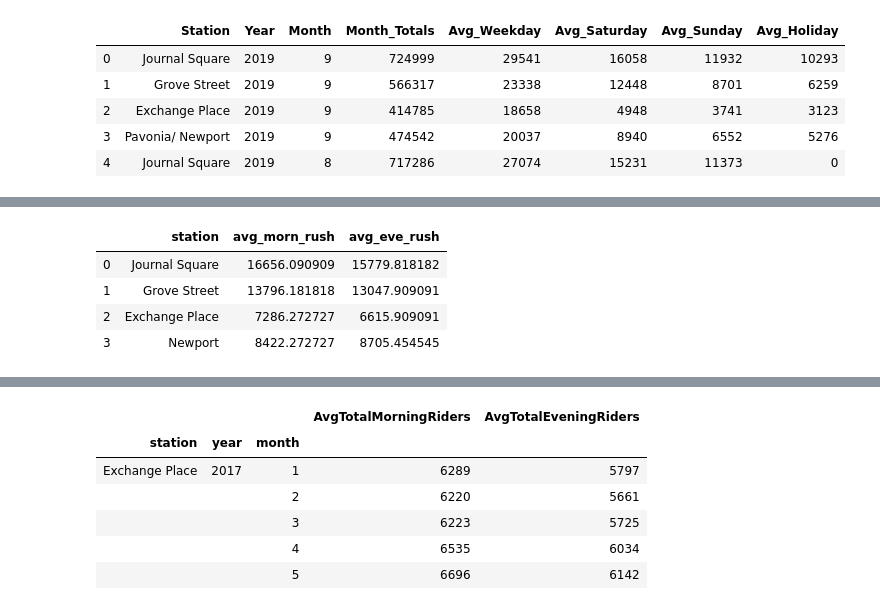
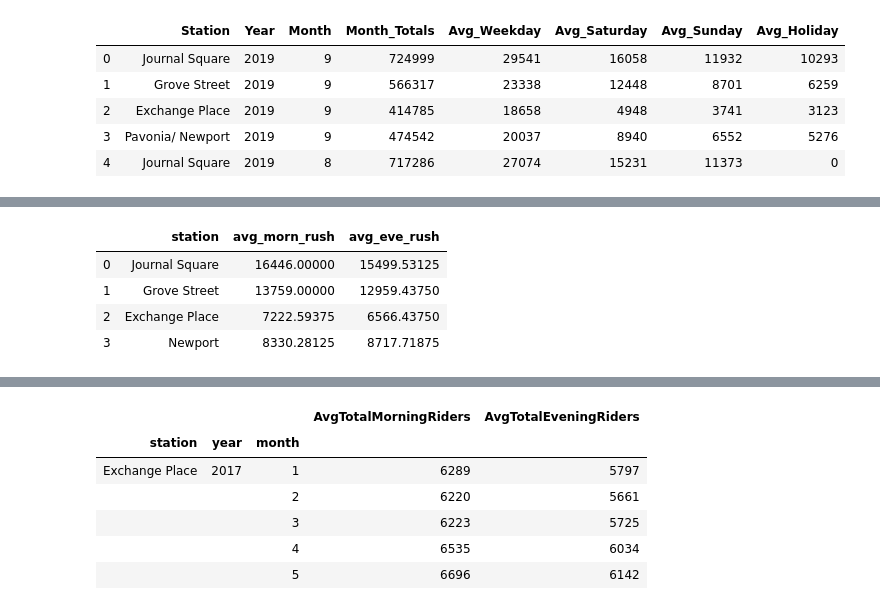
Before and after one commit to lobodemonte/civic-analytics-mobility-project, a Jupyter notebook: scripts/path_ridership_analysis.ipynb, the cells around one changed output, grey strips where cells are left out. Drawn from its saved outputs; the diff is of its cells as text; code cells hidden in the pictures.

```diff
--- a/scripts/path_ridership_analysis.ipynb
+++ b/scripts/path_ridership_analysis.ipynb
@@ -159,10 +158,14 @@ path_hourly_ridership.head()
 # %%
-grouped_hr_data = path_hourly_ridership[path_hourly_ridership['month'].isin([6,7,8,9])].groupby(['station','Hour'], as_index=False).mean()
+# Group data by station and hour to get averages for the past 3 years of data
+grouped_hr_data = path_hourly_ridership.groupby(['station','Hour'], as_index=False).mean()
 
 hours = list(grouped_hr_data.Hour.unique())
+
+# We're interested in this subset of hours
 morning_rush_hours = hours[6:11]
 evening_rush_hours =  hours[16:21]
 
-print(morning_rush_hours)
-print(evening_rush_hours)
+print("Morning Rush: {}".format(morning_rush_hours))
+print("Evening Rush: {}".format(evening_rush_hours))
+grouped_hr_data.head()
 # %% [output]
@@ -171,23 +180,22 @@ print(evening_rush_hours)
 # %%
+# Let's get the total average number of riders during rush hour timeframes
 rush_hour_summaries = pd.DataFrame(columns=['station','avg_morn_rush', 'avg_eve_rush'])
 
 values = []
 for station in stations:
     avg_total_morning_entry = grouped_hr_data[(grouped_hr_data.Hour.isin(morning_rush_hours))
-                     &(grouped_hr_data.station==station)
-                   ]['Avg Weekday Entry'].sum()
+                     &(grouped_hr_data.station==station)]['Avg Weekday Entry'].sum()
     avg_total_evening_exit = grouped_hr_data[(grouped_hr_data.Hour.isin(evening_rush_hours))
-                 &(grouped_hr_data.station==station)
-               ]['Avg Weekday Exit'].sum()
+                 &(grouped_hr_data.station==station)]['Avg Weekday Exit'].sum()
     temp = {'station':station,'avg_morn_rush': avg_total_morning_entry,'avg_eve_rush':avg_total_evening_exit}
     values.append(temp)
 
 rush_hour_summaries = pd.DataFrame(values)
 rush_hour_summaries
 # %% [output]
 |  | station | avg_morn_rush | avg_eve_rush |
-| 0 | Journal Square | 16656.090909 | 15779.818182 |
-| 1 | Grove Street | 13796.181818 | 13047.909091 |
-| 2 | Exchange Place | 7286.272727 | 6615.909091 |
-| 3 | Newport | 8422.272727 | 8705.454545 |
+| 0 | Journal Square | 16446.00000 | 15499.53125 |
+| 1 | Grove Street | 13759.00000 | 12959.43750 |
+| 2 | Exchange Place | 7222.59375 | 6566.43750 |
+| 3 | Newport | 8330.28125 | 8717.71875 |
 # %%
```
Also changed, not shown: parts of 13 cells of this notebook, 1 other file.
